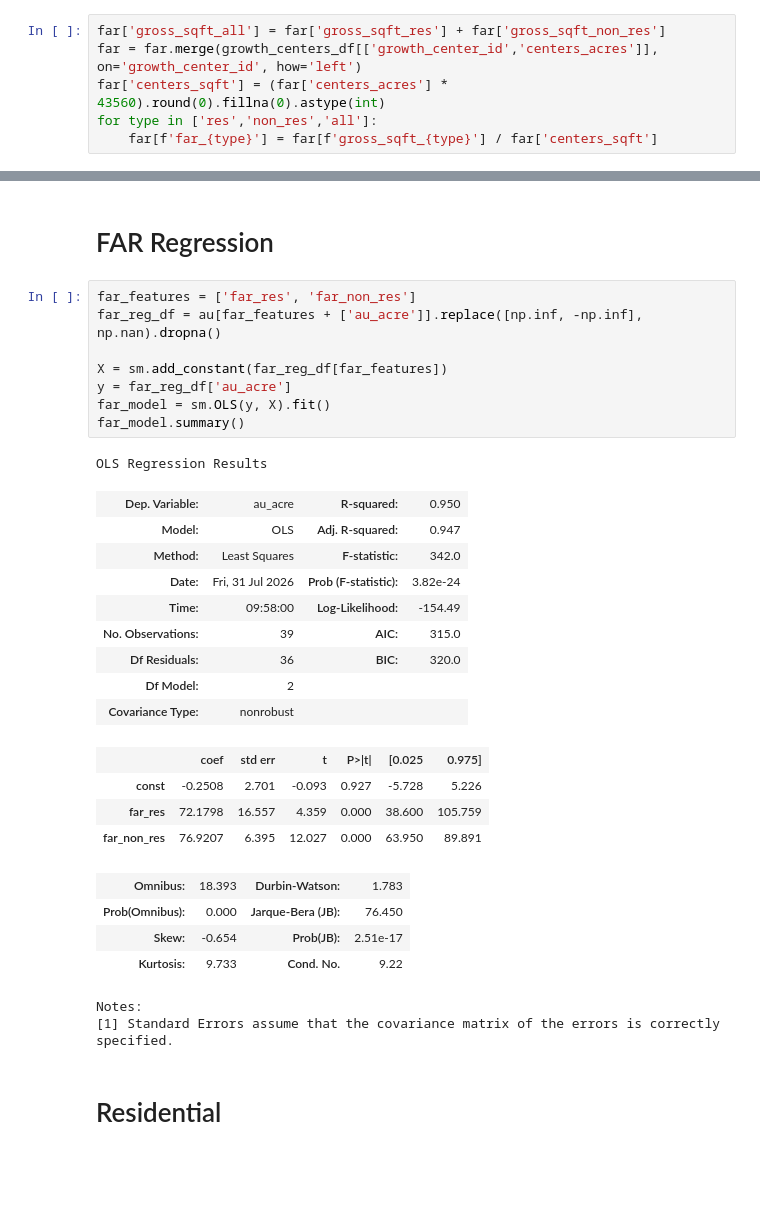
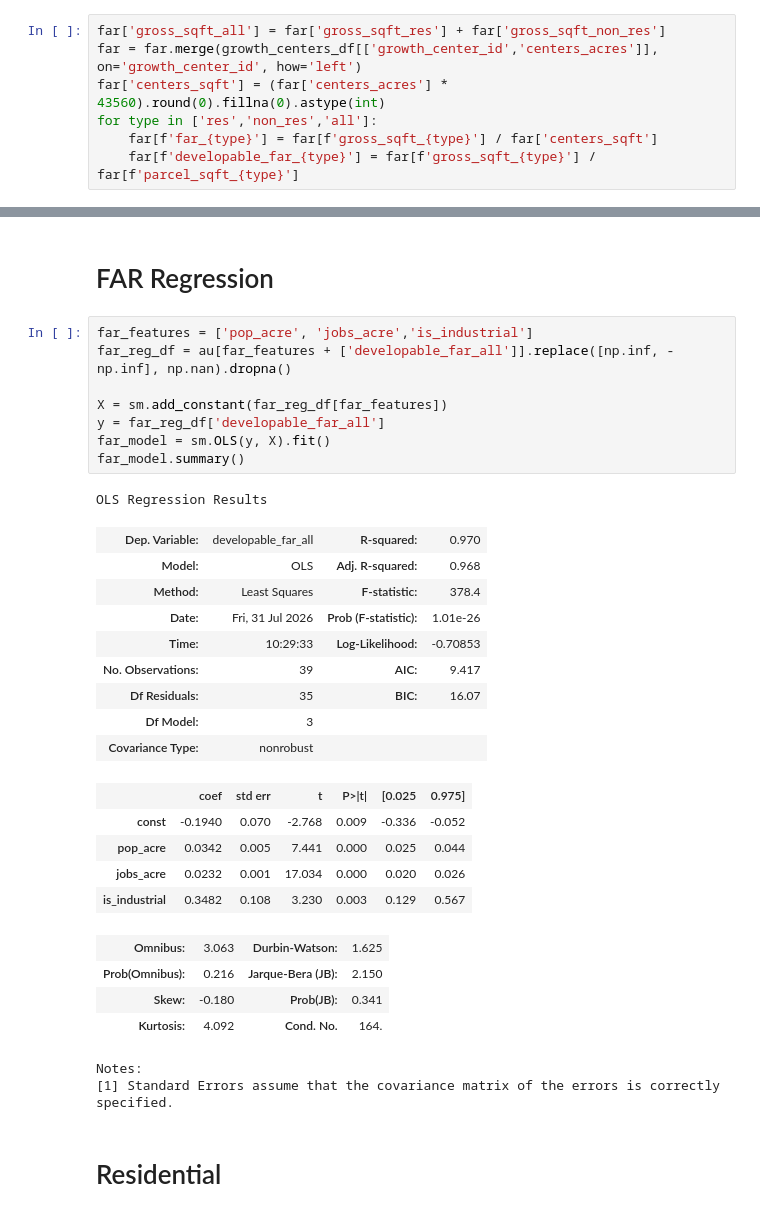
Before and after one commit to jkolberg/centers_density_analysis, a Jupyter notebook: au_acre_far_existing.ipynb, the cells around one changed output, grey strips where cells are left out. Cells and saved outputs as stored; diff of their text form; blank space fills up the shorter version.

```diff
--- a/au_acre_far_existing.ipynb
+++ b/au_acre_far_existing.ipynb
@@ -151,6 +151,7 @@ far = far.merge(growth_centers_df[['growth_center_id','centers_acres']], on='gro
 far['centers_sqft'] = (far['centers_acres'] * 43560).round(0).fillna(0).astype(int)
 for type in ['res','non_res','all']:
     far[f'far_{type}'] = far[f'gross_sqft_{type}'] / far['centers_sqft']
+    far[f'developable_far_{type}'] = far[f'gross_sqft_{type}'] / far[f'parcel_sqft_{type}']
 # %%
 building_parcel_xwalk = buildings_df[['building_id','parcel_id']].set_index('building_id')['parcel_id']
 households_df['parcel_id'] = households_df['building_id'].map(building_parcel_xwalk)
@@ -184,32 +185,33 @@ au['pct_developable'] = au['parcel_sqft_all'] / au['centers_sqft']
 # %% [markdown]
 # FAR Regression
 # %%
-far_features = ['far_res', 'far_non_res']
-far_reg_df = au[far_features + ['au_acre']].replace([np.inf, -np.inf], np.nan).dropna()
+far_features = ['pop_acre', 'jobs_acre','is_industrial']
+far_reg_df = au[far_features + ['developable_far_all']].replace([np.inf, -np.inf], np.nan).dropna()
 
 X = sm.add_constant(far_reg_df[far_features])
-y = far_reg_df['au_acre']
+y = far_reg_df['developable_far_all']
 far_model = sm.OLS(y, X).fit()
 far_model.summary()
 # %% [output]
 OLS Regression Results
-| Dep. Variable: | au_acre | R-squared: | 0.950 |
-| Model: | OLS | Adj. R-squared: | 0.947 |
-| Method: | Least Squares | F-statistic: | 342.0 |
-| Date: | Fri, 31 Jul 2026 | Prob (F-statistic): | 3.82e-24 |
-| Time: | 09:58:00 | Log-Likelihood: | -154.49 |
-| No. Observations: | 39 | AIC: | 315.0 |
-| Df Residuals: | 36 | BIC: | 320.0 |
-| Df Model: | 2 |  |  |
+| Dep. Variable: | developable_far_all | R-squared: | 0.970 |
+| Model: | OLS | Adj. R-squared: | 0.968 |
+| Method: | Least Squares | F-statistic: | 378.4 |
+| Date: | Fri, 31 Jul 2026 | Prob (F-statistic): | 1.01e-26 |
+| Time: | 10:29:33 | Log-Likelihood: | -0.70853 |
+| No. Observations: | 39 | AIC: | 9.417 |
+| Df Residuals: | 35 | BIC: | 16.07 |
+| Df Model: | 3 |  |  |
 | Covariance Type: | nonrobust |  |  |
 |  | coef | std err | t | P>|t| | [0.025 | 0.975] |
-| const | -0.2508 | 2.701 | -0.093 | 0.927 | -5.728 | 5.226 |
-| far_res | 72.1798 | 16.557 | 4.359 | 0.000 | 38.600 | 105.759 |
-| far_non_res | 76.9207 | 6.395 | 12.027 | 0.000 | 63.950 | 89.891 |
+| const | -0.1940 | 0.070 | -2.768 | 0.009 | -0.336 | -0.052 |
+| pop_acre | 0.0342 | 0.005 | 7.441 | 0.000 | 0.025 | 0.044 |
+| jobs_acre | 0.0232 | 0.001 | 17.034 | 0.000 | 0.020 | 0.026 |
+| is_industrial | 0.3482 | 0.108 | 3.230 | 0.003 | 0.129 | 0.567 |
-| Omnibus: | 18.393 | Durbin-Watson: | 1.783 |
-| Prob(Omnibus): | 0.000 | Jarque-Bera (JB): | 76.450 |
-| Skew: | -0.654 | Prob(JB): | 2.51e-17 |
-| Kurtosis: | 9.733 | Cond. No. | 9.22 |
+| Omnibus: | 3.063 | Durbin-Watson: | 1.625 |
+| Prob(Omnibus): | 0.216 | Jarque-Bera (JB): | 2.150 |
+| Skew: | -0.180 | Prob(JB): | 0.341 |
+| Kurtosis: | 4.092 | Cond. No. | 164. |
 Notes:
 [1] Standard Errors assume that the covariance matrix of the errors is correctly specified.
 # %% [markdown]
```
Also changed, not shown: parts of 4 cells of this notebook, 1 other file.
